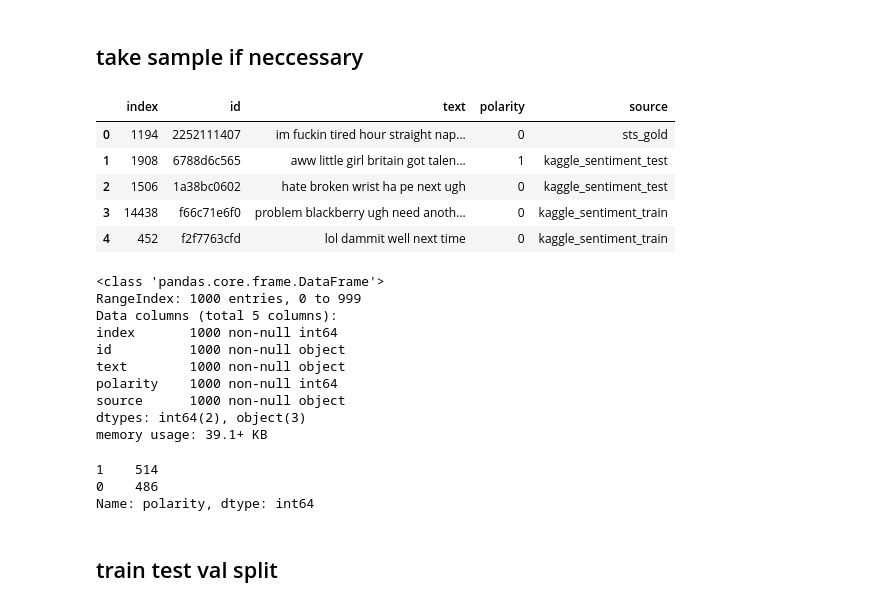
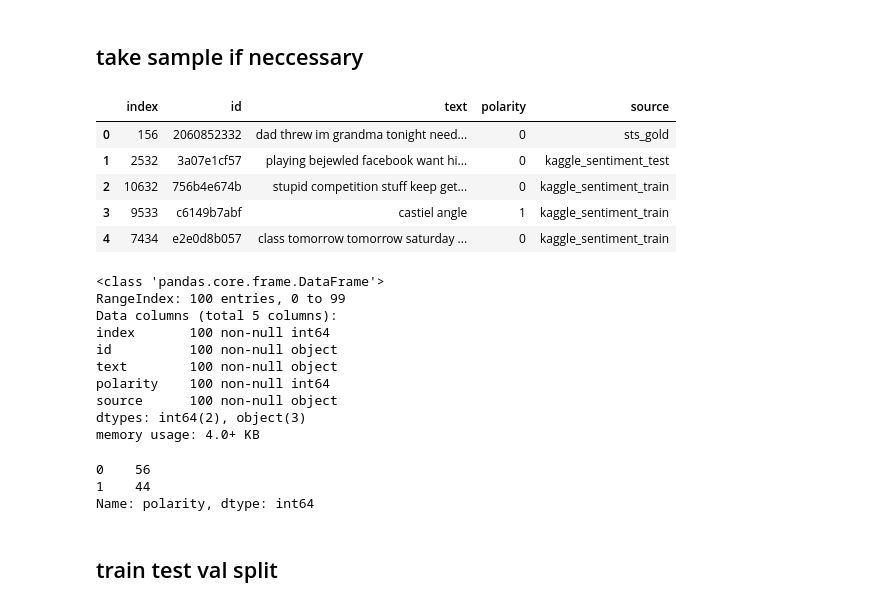
Before and after one commit to contatc2/green_mood_tracker, a Jupyter notebook: notebooks/Henryhall-roBERTa-clean.ipynb, the cells around one changed output. Saved outputs shown, nothing was run; the diff lists cells and outputs as text; code cells hidden in the pictures.

```diff
--- a/notebooks/Henryhall-roBERTa-clean.ipynb
+++ b/notebooks/Henryhall-roBERTa-clean.ipynb
@@ -87,33 +77,33 @@ See the caveats in the documentation: http://pandas.pydata.org/pandas-docs/stabl
 # %% [markdown]
 ## take sample if neccessary
 # %%
-data_sample = data_sample.sample(n=1_000,random_state=0).reset_index()
+data_sample = data_sample.sample(n=100,random_state=0).reset_index()
 data_sample.head()
 # %% [output]
 |  | index | id | text | polarity | source |
-| 0 | 1194 | 2252111407 | im fuckin tired hour straight nap... | 0 | sts_gold |
-| 1 | 1908 | 6788d6c565 | aww little girl britain got talen... | 1 | kaggle_sentiment_test |
-| 2 | 1506 | 1a38bc0602 | hate broken wrist ha pe next ugh | 0 | kaggle_sentiment_test |
-| 3 | 14438 | f66c71e6f0 | problem blackberry ugh need anoth... | 0 | kaggle_sentiment_train |
-| 4 | 452 | f2f7763cfd | lol dammit well next time | 0 | kaggle_sentiment_train |
+| 0 | 156 | 2060852332 | dad threw im grandma tonight need... | 0 | sts_gold |
+| 1 | 2532 | 3a07e1cf57 | playing bejewled facebook want hi... | 0 | kaggle_sentiment_test |
+| 2 | 10632 | 756b4e674b | stupid competition stuff keep get... | 0 | kaggle_sentiment_train |
+| 3 | 9533 | c6149b7abf | castiel angle | 1 | kaggle_sentiment_train |
+| 4 | 7434 | e2e0d8b057 | class tomorrow tomorrow saturday ... | 0 | kaggle_sentiment_train |
 # %%
 data_sample.info()
 # %% [output]
 <class 'pandas.core.frame.DataFrame'>
-RangeIndex: 1000 entries, 0 to 999
+RangeIndex: 100 entries, 0 to 99
 Data columns (total 5 columns):
-index       1000 non-null int64
-id          1000 non-null object
-text        1000 non-null object
-polarity    1000 non-null int64
-source      1000 non-null object
+index       100 non-null int64
+id          100 non-null object
+text        100 non-null object
+polarity    100 non-null int64
+source      100 non-null object
 dtypes: int64(2), object(3)
-memory usage: 39.1+ KB
+memory usage: 4.0+ KB
 # %%
 data_sample.polarity.value_counts()
 # %% [output]
-1    514
-0    486
+0    56
+1    44
 Name: polarity, dtype: int64
 # %% [markdown]
 ## train test val split
```
Also changed, not shown: parts of 19 cells of this notebook, 2 other files.
